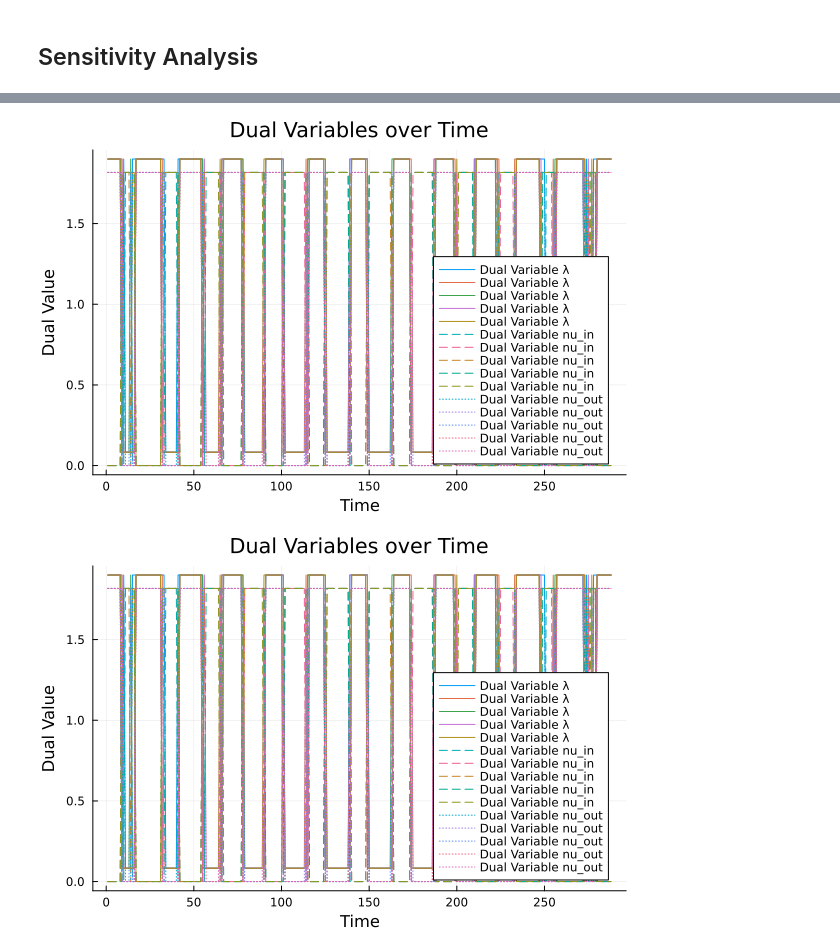
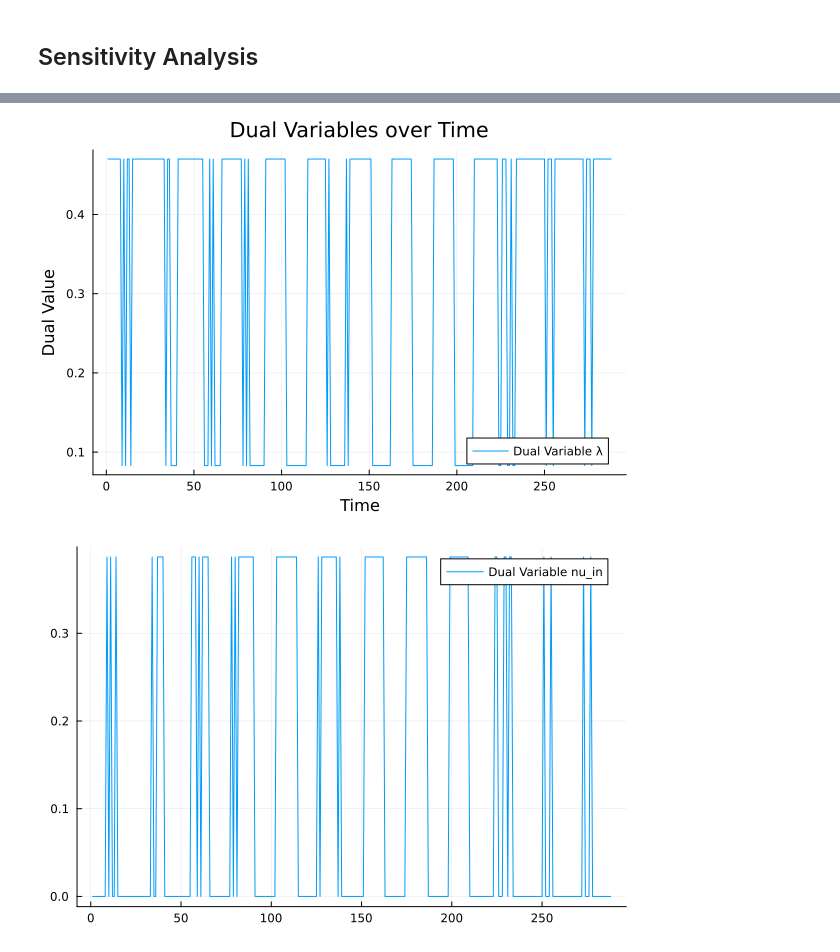
Before and after one commit to czwiessler/AMOProject, a Jupyter notebook: 05_Optimization.ipynb, the cells around one changed output, grey strips where cells are left out. Cells and saved outputs as stored; diff of their text form; code cells hidden in the pictures.

```diff
--- a/05_Optimization.ipynb
+++ b/05_Optimization.ipynb
@@ -356,20 +377,23 @@ display(merge2)
 # %%
-dual_lambda = [JuMP.value(model[:λ][t, ω]) for t in 1:T, ω in 1:num_scenarios]
-dual_nu_in = [JuMP.value(model[:nu_in][t, ω]) for t in 1:T, ω in 1:num_scenarios]
-dual_nu_out = [JuMP.value(model[:nu_out][t, ω]) for t in 1:T, ω in 1:num_scenarios]
+model = buildAndOptimize()
+
+dual_lambda = [JuMP.value(model[:λ][t, ω]) for t in 1:T, ω in 1:1]
+dual_nu_in = [JuMP.value(model[:nu_in][t, ω]) for t in 1:T, ω in 1:1]
+dual_nu_out = [JuMP.value(model[:nu_out][t, ω]) for t in 1:T, ω in 1:1]
 
 # Reshape them to match the number of time steps (T)
-dual_nu_in_matrix = reshape(dual_nu_in, T, num_scenarios)
-dual_nu_out_matrix = reshape(dual_nu_out, T, num_scenarios)
+dual_nu_in_matrix = reshape(dual_nu_in, T, 1)
+dual_nu_out_matrix = reshape(dual_nu_out, T, 1)
 
 # Plot dual variable λ, nu_in, and nu_out
-p1 = plot(1:T, dual_lambda, label="Dual Variable λ", xlabel="Time", ylabel="Dual Value", title="Dual Variables over Time", linestyle=:solid)
-p2 = plot!(p1, 1:T, dual_nu_in_matrix, label="Dual Variable nu_in", linestyle=:dash)
-plot!(p2, 1:T, dual_nu_out_matrix, label="Dual Variable nu_out", linestyle=:dot)
+p1 = plot(1:T, dual_lambda, label="Dual Variable λ", xlabel="Time", ylabel="Dual Value", title="Dual Variables over Time")
+p2 = plot(1:T, dual_nu_in_matrix, label="Dual Variable nu_in")
+p3 = plot(1:T, dual_nu_out_matrix, label="Dual Variable nu_out")
 
 # Display the plot
 display(p1)
 display(p2)
+display(p3)
 # %% [output]
-[figure, old version]
+[figure, new version]
-[figure, old version]
+[figure, new version]
```
Also changed, not shown: parts of 3 cells of this notebook.
